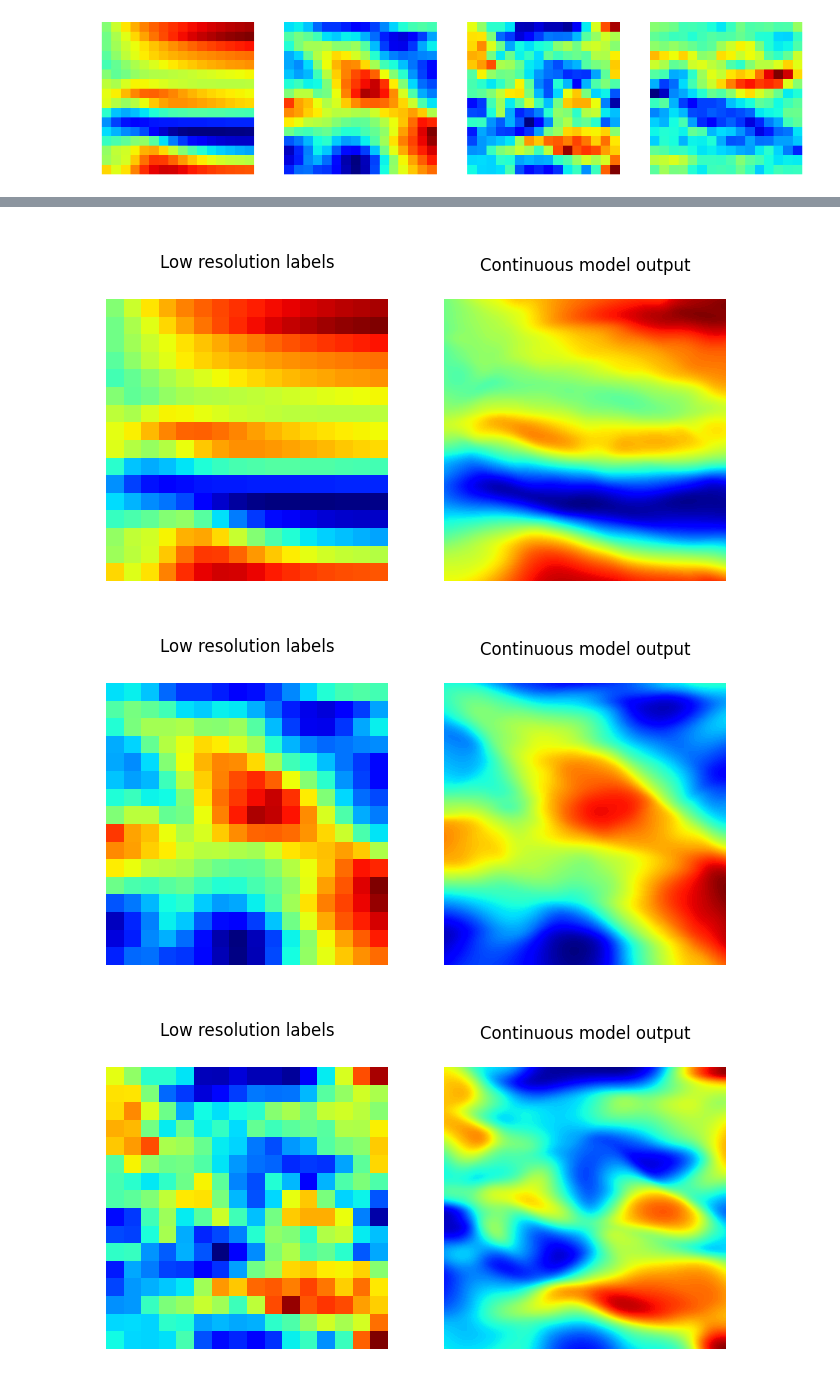
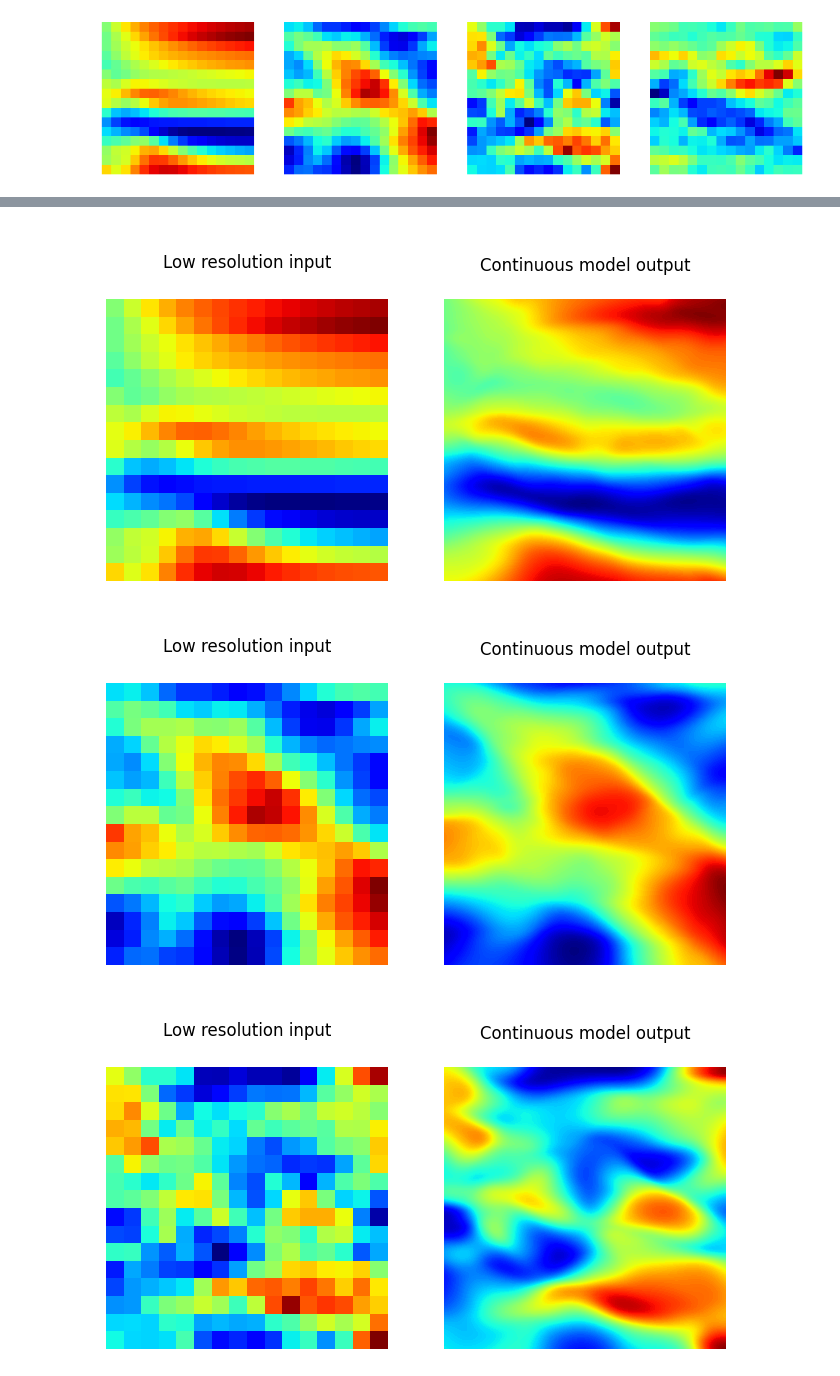
Before and after one commit to aai-institute/continuiti, a Jupyter notebook: examples/superresolution.ipynb, the cells around one changed output, grey strips where cells are left out. Cells and saved outputs as stored; diff of their text form; code cells hidden in the pictures.

Commit message:
Simplify super-resolution example.

```diff
--- a/examples/superresolution.ipynb
+++ b/examples/superresolution.ipynb
@@ -36,13 +40,11 @@ we only use channel `ux` from the first samples of the val split.
+# %%
+N = 4
+flame_dir = pathlib.Path.cwd().joinpath("..", "data", "flame")
+loader = FlameDataLoader(path=flame_dir)
+flame = Flame(loader, size=N, split="val", channels=["ux"])
 # %%
-import pathlib
-
-flame_dir = pathlib.Path.cwd().joinpath("..", "data", "flame")
-if flame_dir.joinpath("flowfields").is_dir():
-    N = 4
-    loader = FlameDataLoader(path='../data/flame')
-    flame = Flame(loader, size=N, split="val", channels=["ux"])
-else:
-    N = 1
+# Fallback if flame data is not available (e.g. in CI)
+if not flame_dir.joinpath("flowfields").is_dir():
     class DummyFlame:
         x = torch.randn(N, 256, 2)
         u = torch.randn(N, 256, 1)
@@ -53,8 +55,3 @@ else:
             return self.x[i], self.u[i], self.y[i], self.v[i]
 
     flame = DummyFlame()
-
-
-# Print shapes of first sample
-x, u, y, v = flame[0]
-print(f"Shapes:\n x={x.shape}\n u={u.shape}\n y={y.shape}\n v={v.shape}")
@@ -94,6 +81,3 @@ which we can sample afterwards to compare to the high-resolution data.
 # %%
-operator = DeepONet(
-    shapes=dataset.shapes,
-    trunk_depth=32,
-)
+operator = DeepONet(shapes=dataset.shapes, trunk_depth=32)
 # %% [markdown]
@@ -117,24 +103,24 @@ with 100 positions instead of 16 we trained on!
 # %%
 a = torch.linspace(-1, 1, 100) # > 16 (!)
 X, Y = torch.meshgrid(a, a, indexing='ij')
 yy = torch.stack([X.flatten(), Y.flatten()], dim=1)
 
 for i in range(N):
     x, u, _, _ = flame[i]
     vv = operator(x.unsqueeze(0), u.unsqueeze(0), yy.unsqueeze(0)).squeeze(0)
     vv = vv.detach().cpu().reshape(X.shape)
 
     _, ax = plt.subplots(1, 2, figsize=(8, 4))
     um = u.reshape((16, 16)).flip(1).T.cpu()
     ax[0].matshow(um, cmap="jet")
     ax[1].contourf(X, Y, vv, levels=200, cmap='jet')
     ax[1].set_aspect('equal')
     ax[0].axis('off')
     ax[1].axis('off')
-    ax[0].set_title("\nLow resolution labels")
+    ax[0].set_title("\nLow resolution input")
     ax[1].set_title("Continuous model output\n")
     plt.show()
 # %% [output]
-[figure, old version]
+[figure, new version]
-[figure, old version]
+[figure, new version]
-[figure, old version]
+[figure, new version]
```
Also changed, not shown: parts of 13 cells of this notebook.
